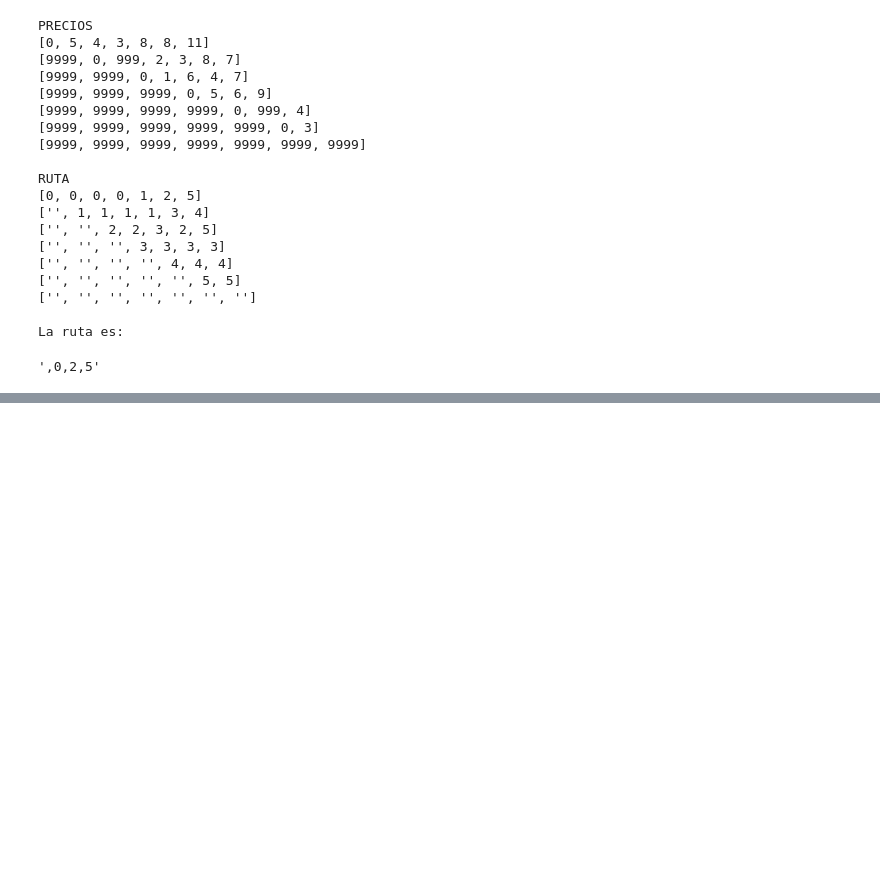
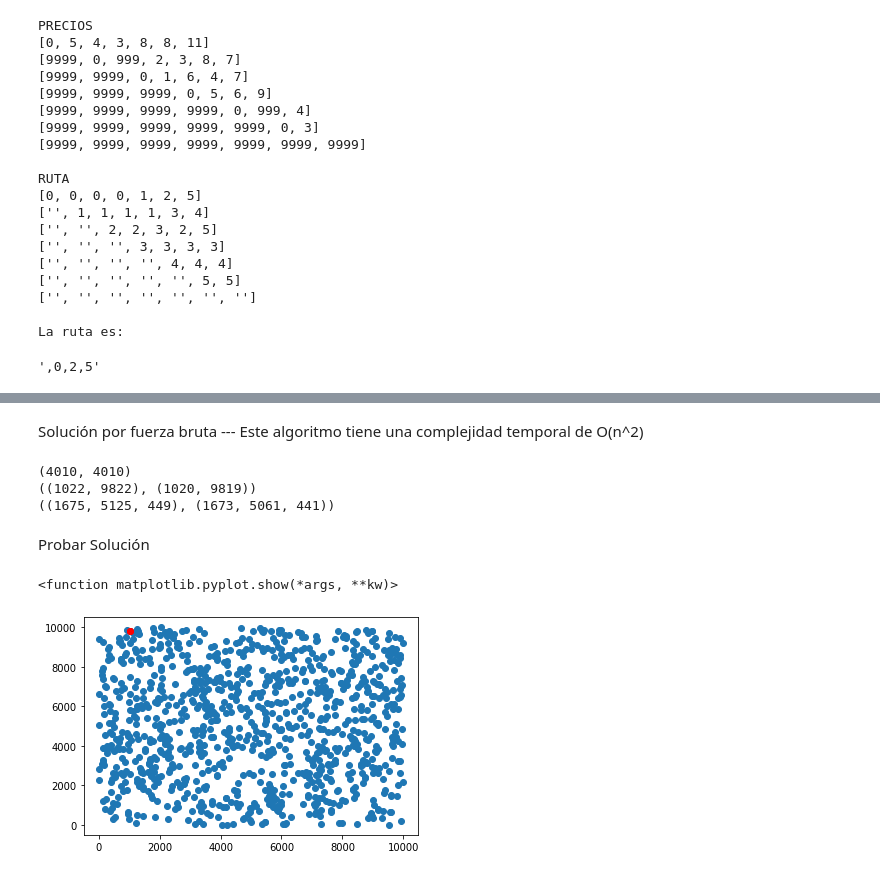
Before and after one commit to scanavi31/03MIAR---Algoritmos-de-Optimizacion, a Jupyter notebook: Ivan_Callejas__AG1.ipynb, the cells around one changed output, grey strips where cells are left out. Saved outputs shown, nothing was run; the diff lists cells and outputs as text; code cells hidden in the pictures; blank space fills up the shorter version.

```diff
--- a/Ivan_Callejas__AG1.ipynb
+++ b/Ivan_Callejas__AG1.ipynb
@@ -246,0 +266,55 @@ La ruta es:
+# %% [markdown]
+Solución por fuerza bruta --- Este algoritmo tiene una complejidad temporal de
+O(n^2)
+# %%
+import math
+
+def distancia(p1, p2, dim):
+    #p1 y p2 el punto
+    #d la dimension: 1 2 o 3 Dimensiones según la lista o datos de entradas
+    dist = 0
+    if dim==1:
+      dist = abs(p2 - p1)
+    if dim==2:
+      dist = math.sqrt((p2[0] - p1[0])**2 + (p2[1] - p1[1])**2)
+    if dim==3:
+      dist = math.sqrt((p2[0] - p1[0]) ** 2 + (p2[1] - p1[1]) ** 2 + (p2[2] - p1[2]) ** 2)
+    return dist
+
+def encontrar_puntos(A,dim):
+    sol_puntos = (A[0], A[1])
+    min_distancia = distancia(A[0], A[1],dim)
+    for i in range(len(A)):
+        for j in range(i + 1, len(A)):
+            d = distancia(A[i], A[j],dim)
+            if d < min_distancia:
+                min_distancia = d
+                sol_puntos = (A[i], A[j])
+    return sol_puntos
+
+S_1D = encontrar_puntos(Lista_1D,1)
+S_2D = encontrar_puntos(Lista_2D,2)
+S_3D = encontrar_puntos(Lista_3D,3)
+print(S_1D)
+print(S_2D)
+print(S_3D)
+# %% [output]
+(4010, 4010)
+((1022, 9822), (1020, 9819))
+((1675, 5125, 449), (1673, 5061, 441))
+# %% [markdown]
+Probar Solución
+# %%
+import numpy as np
+import matplotlib.pyplot as plt
+
+Ax = [x[0] for x in Lista_2D]
+Ay = [x[1] for x in Lista_2D]
+Sx = [x[0] for x in S_2D]
+Sy = [x[1] for x in S_2D]
+plt.scatter(Ax,Ay)
+plt.scatter(Sx,Sy, color="red")
+plt.show
+# %% [output]
+<function matplotlib.pyplot.show(*args, **kw)>
+[figure, added]
```
Also changed, not shown: parts of 9 cells of this notebook.
